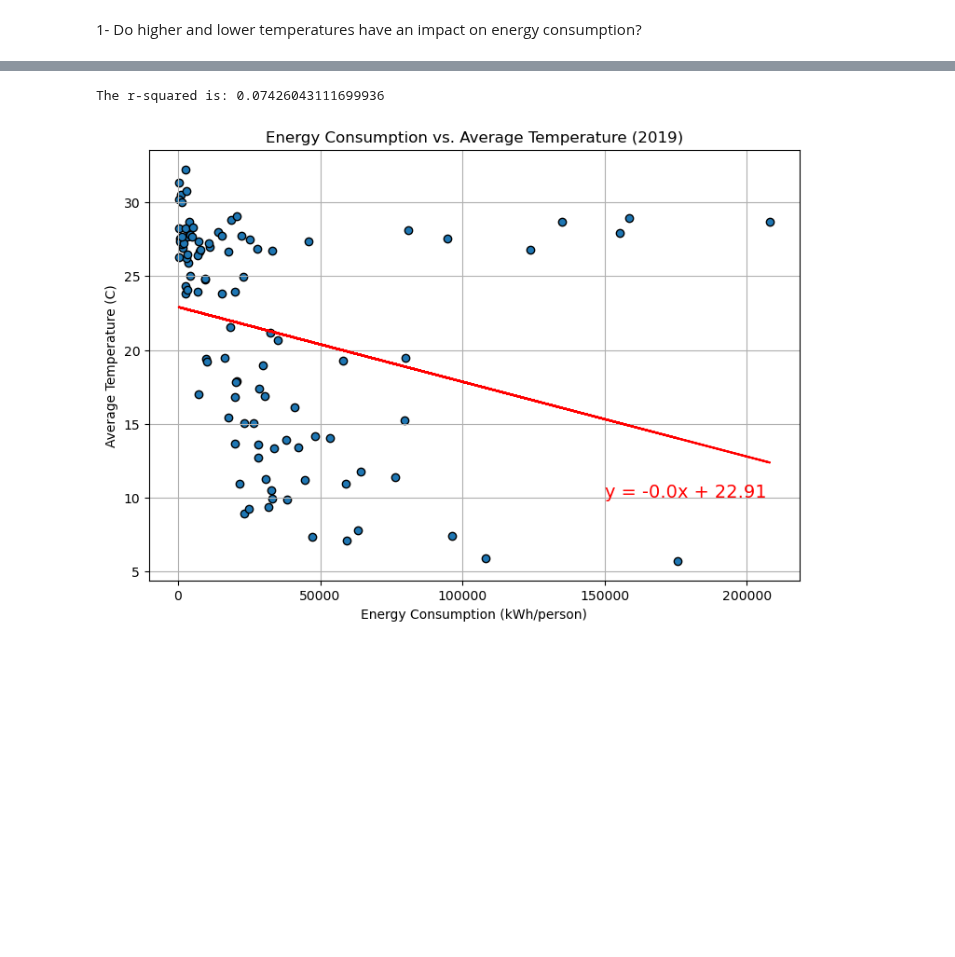
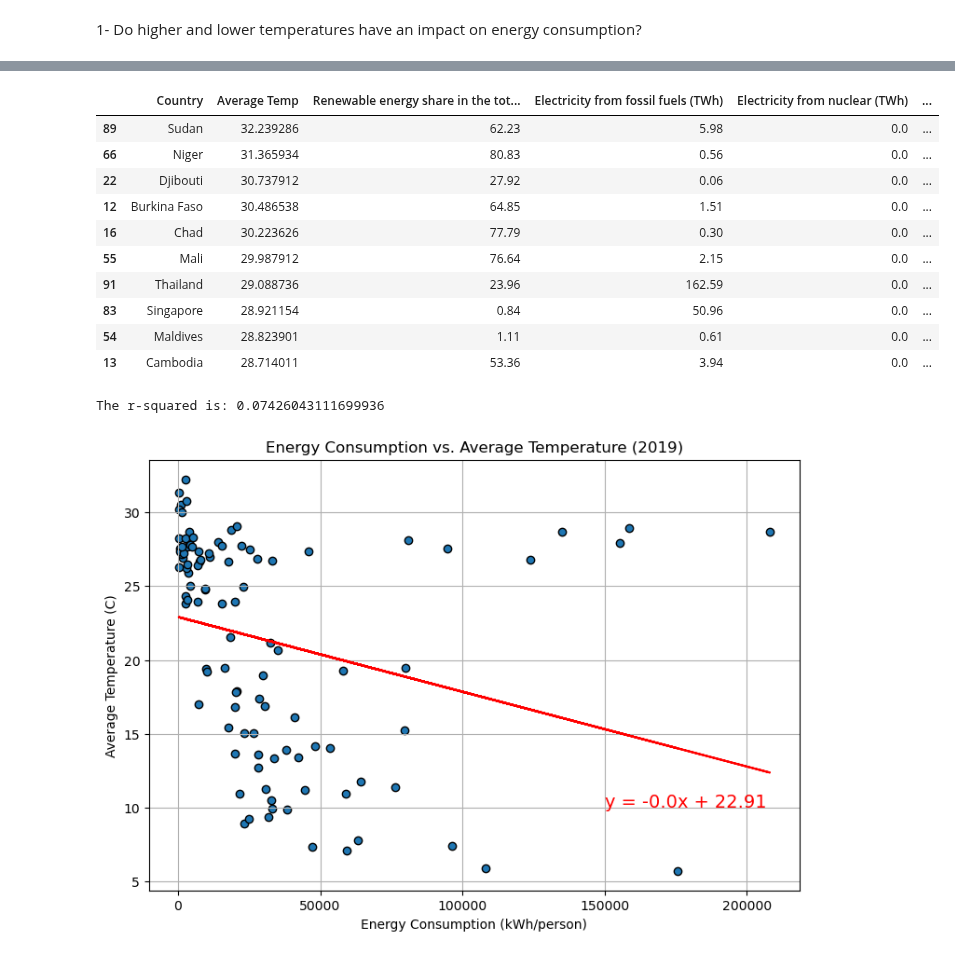
Before and after one commit to yosieph/Project1, a Jupyter notebook: project1.ipynb, the cells around one changed output, grey strips where cells are left out. Saved outputs shown, nothing was run; the diff lists cells and outputs as text; code cells hidden in the pictures; blank space fills up the shorter version.

```diff
--- a/project1.ipynb
+++ b/project1.ipynb
@@ -36,3 +37,19 @@ main_data
+# %%
+#top 10 hottest countries
+main_data_hot = main_data.sort_values("Average Temp", ascending=False)
+main_data_hot.head(10)
+# %% [output]
+|  | Country | Average Temp | Renewable energy share in the tot... | Electricity from fossil fuels (TWh) | Electricity from nuclear (TWh) | ... |
+| 89 | Sudan | 32.239286 | 62.23 | 5.98 | 0.0 | ... |
+| 66 | Niger | 31.365934 | 80.83 | 0.56 | 0.0 | ... |
+| 22 | Djibouti | 30.737912 | 27.92 | 0.06 | 0.0 | ... |
+| 12 | Burkina Faso | 30.486538 | 64.85 | 1.51 | 0.0 | ... |
+| 16 | Chad | 30.223626 | 77.79 | 0.30 | 0.0 | ... |
+| 55 | Mali | 29.987912 | 76.64 | 2.15 | 0.0 | ... |
+| 91 | Thailand | 29.088736 | 23.96 | 162.59 | 0.0 | ... |
+| 83 | Singapore | 28.921154 | 0.84 | 50.96 | 0.0 | ... |
+| 54 | Maldives | 28.823901 | 1.11 | 0.61 | 0.0 | ... |
+| 13 | Cambodia | 28.714011 | 53.36 | 3.94 | 0.0 | ... |
 # %%
 #scatter plot showing the correlation between temp and primary energy consumption
 energy_consumption = main_data["Primary energy consumption per capita (kWh/person)"]
```
Also changed, not shown: parts of 6 cells of this notebook.
